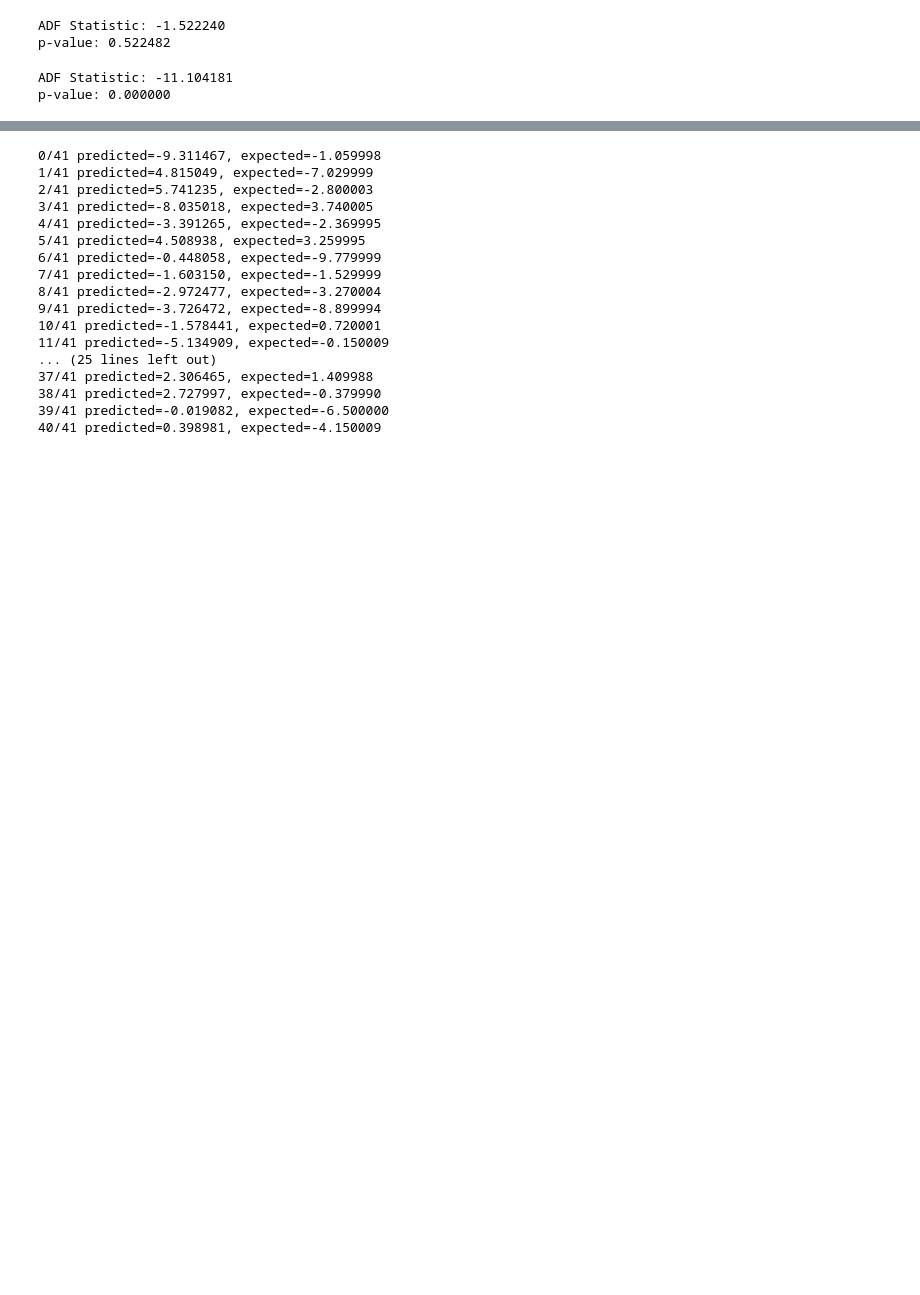
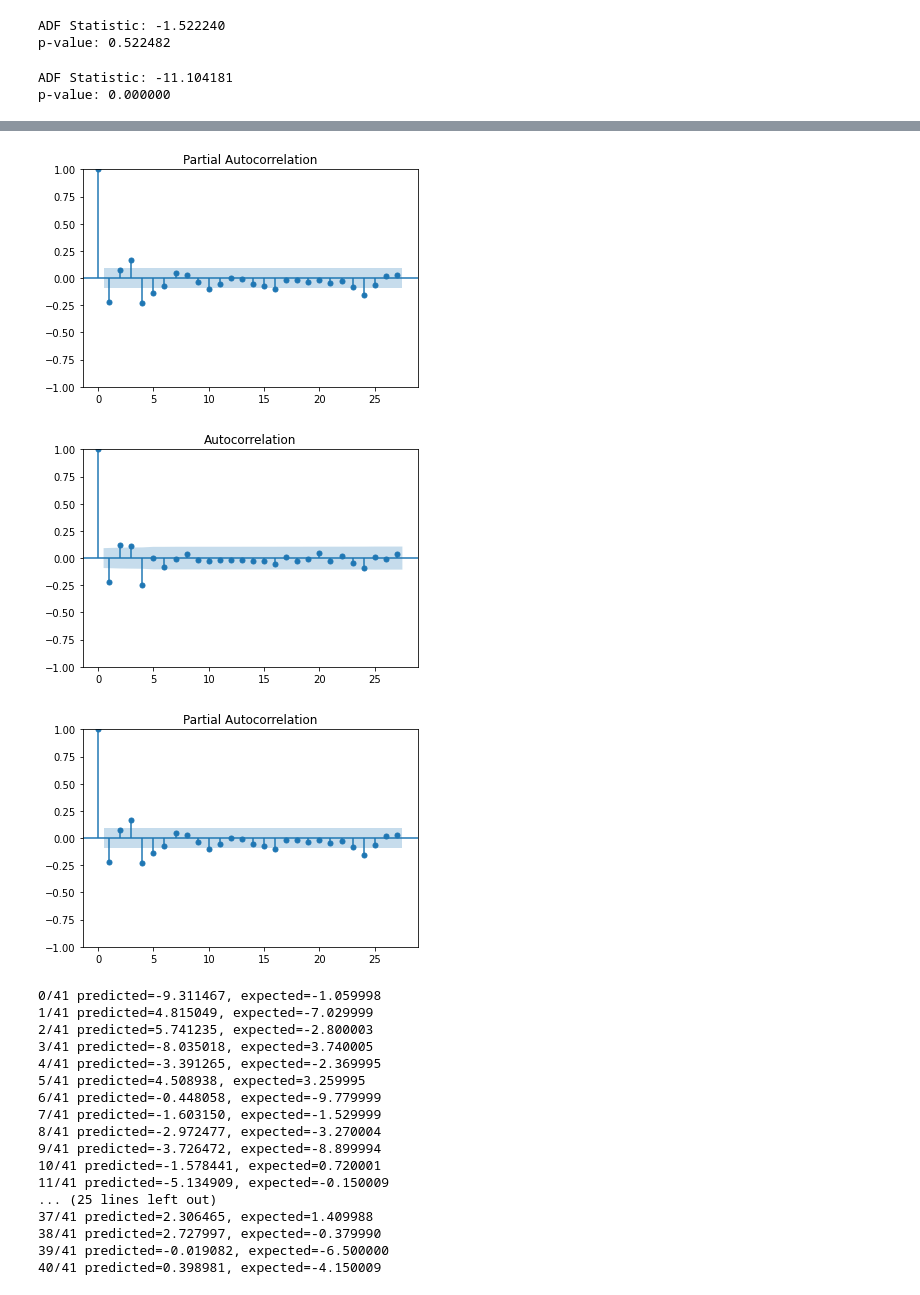
Before and after one commit to StefanWinterToo/Master-Thesis, a Jupyter notebook: App/ARIMA_Predictor.ipynb, the cells around one changed output, grey strips where cells are left out. Cells and saved outputs as stored; diff of their text form; code cells hidden in the pictures; blank space fills up the shorter version.

```diff
--- a/App/ARIMA_Predictor.ipynb
+++ b/App/ARIMA_Predictor.ipynb
@@ -27,3 +41,10 @@ p-value: 0.000000
+# %%
+plot_acf(ts.Close_Diff.dropna())
+plot_pacf(ts.Close_Diff.dropna())
+# %% [output]
+[figure, added]
+[figure, added]
+[figure, added]
 # %%
 # Build model and implement rolling window (= ExpandingWindowSplitter) for hyperparameter tuning
 # %%
```
Also changed, not shown: parts of 2 cells of this notebook, 10 other files.
